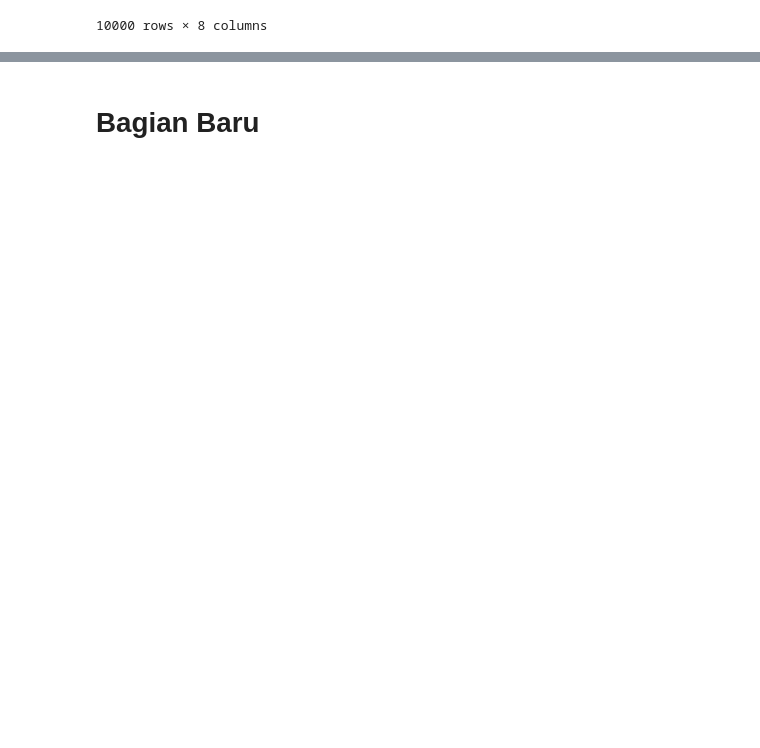
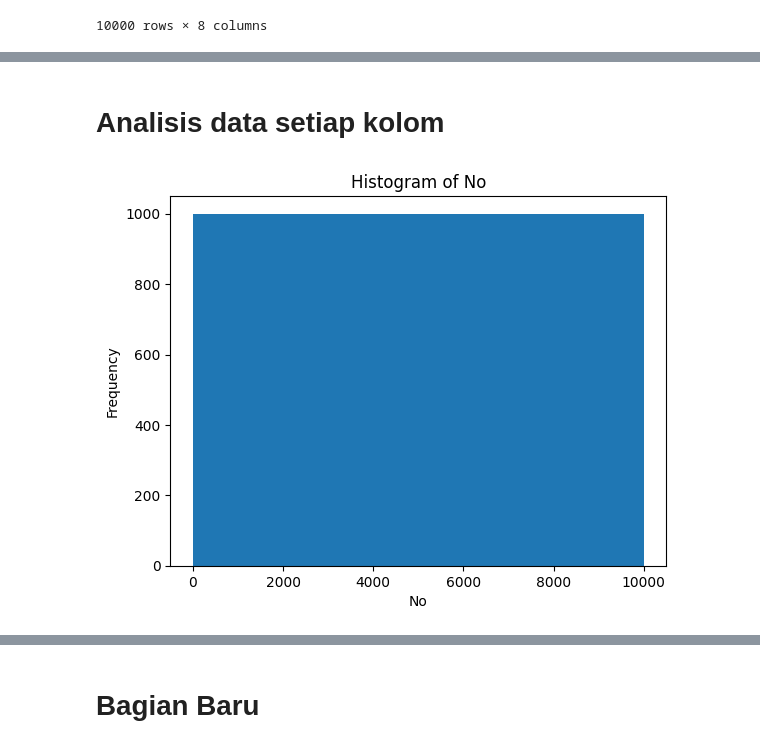
Before and after one commit to mariacb24/EDA, a Jupyter notebook: Damin_1.ipynb, the cells around one changed output, grey strips where cells are left out. Saved outputs shown, nothing was run; the diff lists cells and outputs as text; code cells hidden in the pictures; blank space fills up the shorter version.

```diff
--- a/Damin_1.ipynb
+++ b/Damin_1.ipynb
@@ -16,0 +3,13 @@ df.head()
+# %%
+import pandas as pd
+from google.colab import drive
+drive.mount('/content/drive')
+
+# Replace 'path/to/your/dataset.xls' with the actual path to your Excel file in Google Drive
+file_path = '/content/drive/My Drive/Data Mining/dataset.xls'
+
+# Read the Excel file into a pandas DataFrame
+df = pd.read_excel(file_path)
+
+# Now you can work with the data in the DataFrame 'df'
+print(df.head())
@@ -16,0 +31,8 @@ df.head()
+# %%
+# Find the mode of the 'institusi' column
+mode_institusi = df['institusi'].mode()[0]
+
+# Fill NaN values in 'institusi' with the mode
+df['institusi'] = df['institusi'].fillna(mode_institusi)
+
+df
@@ -16,0 +53,8 @@ df.head()
+# %%
+# Find the mode of the 'area' column
+mode_area = df['area'].mode()[0]
+
+# Fill NaN values in 'area' with the mode
+df['area'] = df['area'].fillna(mode_area)
+
+df
@@ -126,0 +161,5 @@ df
+# %%
+# Drop the 'biaya_berobat' column
+df = df.drop('biaya_berobat', axis=1)
+
+df
@@ -126,0 +180,13 @@ df
+# %% [markdown]
+# Analisis data setiap kolom
+# %%
+import matplotlib.pyplot as plt
+
+# Create a histogram for the 'no' column
+plt.hist(df['no'], bins=10)  # Adjust the number of bins as needed
+plt.xlabel('No')
+plt.ylabel('Frequency')
+plt.title('Histogram of No')
+plt.show()
+# %% [output]
+[figure, added]
```
Also changed, not shown: parts of 17 cells of this notebook.
